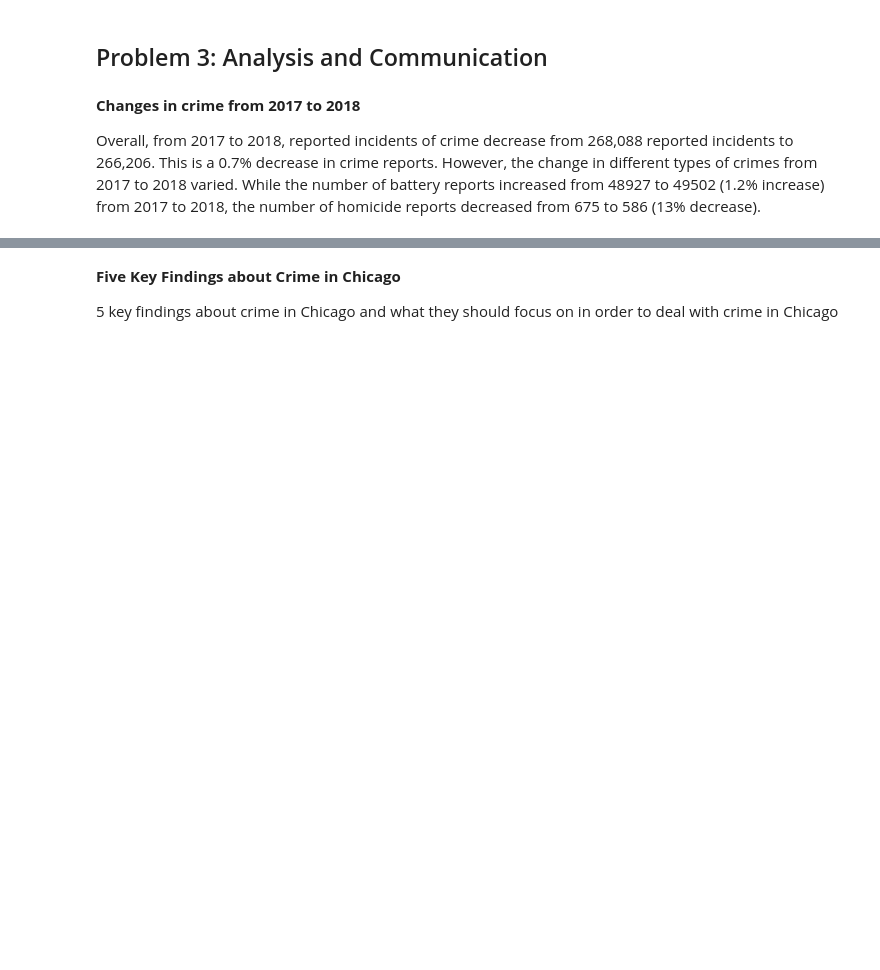
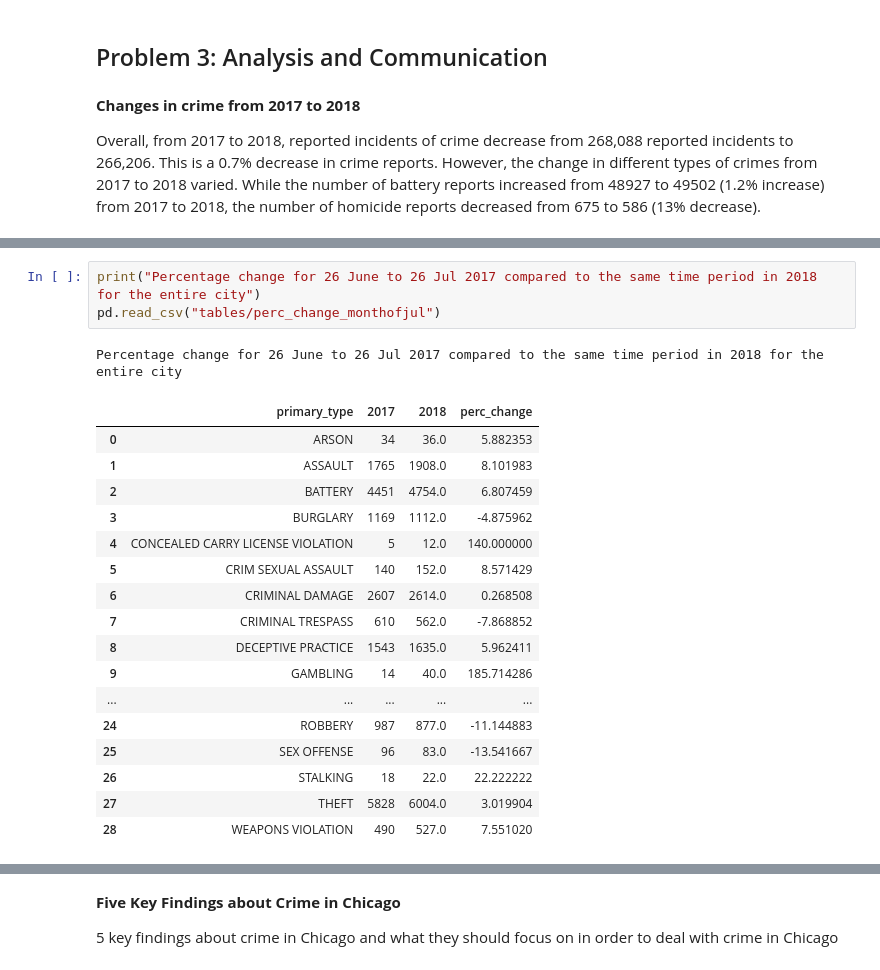
Before and after one commit to rachel-ker/capp30254, a Jupyter notebook: HW1/hw1-writeup.ipynb, the cells around one changed output, grey strips where cells are left out. Drawn from its saved outputs; the diff is of its cells as text; blank space fills up the shorter version.

Commit message:
perc change charts and more edits to problem 3

```diff
--- a/HW1/hw1-writeup.ipynb
+++ b/HW1/hw1-writeup.ipynb
@@ -106,0 +114,22 @@ Even when looking at Ward 43 only, robbery decreased by 35.3%, battery decreased
+# %%
+print("Percentage change for 26 June to 26 Jul 2017 compared to the same time period in 2018 for the entire city")
+pd.read_csv("tables/perc_change_monthofjul")
+# %% [output]
+Percentage change for 26 June to 26 Jul 2017 compared to the same time period in 2018 for the entire city
+|  | primary_type | 2017 | 2018 | perc_change |
+| 0 | ARSON | 34 | 36.0 | 5.882353 |
+| 1 | ASSAULT | 1765 | 1908.0 | 8.101983 |
+| 2 | BATTERY | 4451 | 4754.0 | 6.807459 |
+| 3 | BURGLARY | 1169 | 1112.0 | -4.875962 |
+| 4 | CONCEALED CARRY LICENSE VIOLATION | 5 | 12.0 | 140.000000 |
+| 5 | CRIM SEXUAL ASSAULT | 140 | 152.0 | 8.571429 |
+| 6 | CRIMINAL DAMAGE | 2607 | 2614.0 | 0.268508 |
+| 7 | CRIMINAL TRESPASS | 610 | 562.0 | -7.868852 |
+| 8 | DECEPTIVE PRACTICE | 1543 | 1635.0 | 5.962411 |
+| 9 | GAMBLING | 14 | 40.0 | 185.714286 |
+| ... | ... | ... | ... | ... |
+| 24 | ROBBERY | 987 | 877.0 | -11.144883 |
+| 25 | SEX OFFENSE | 96 | 83.0 | -13.541667 |
+| 26 | STALKING | 18 | 22.0 | 22.222222 |
+| 27 | THEFT | 5828 | 6004.0 | 3.019904 |
+| 28 | WEAPONS VIOLATION | 490 | 527.0 | 7.551020 |
```
Also changed, not shown: parts of 9 cells of this notebook, 5 other files.
